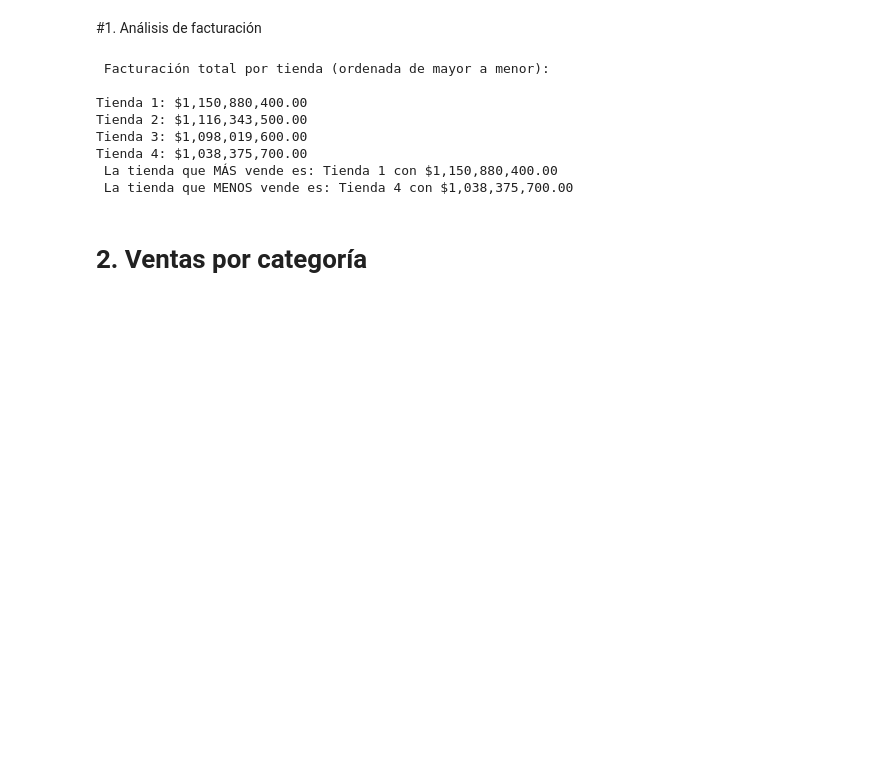
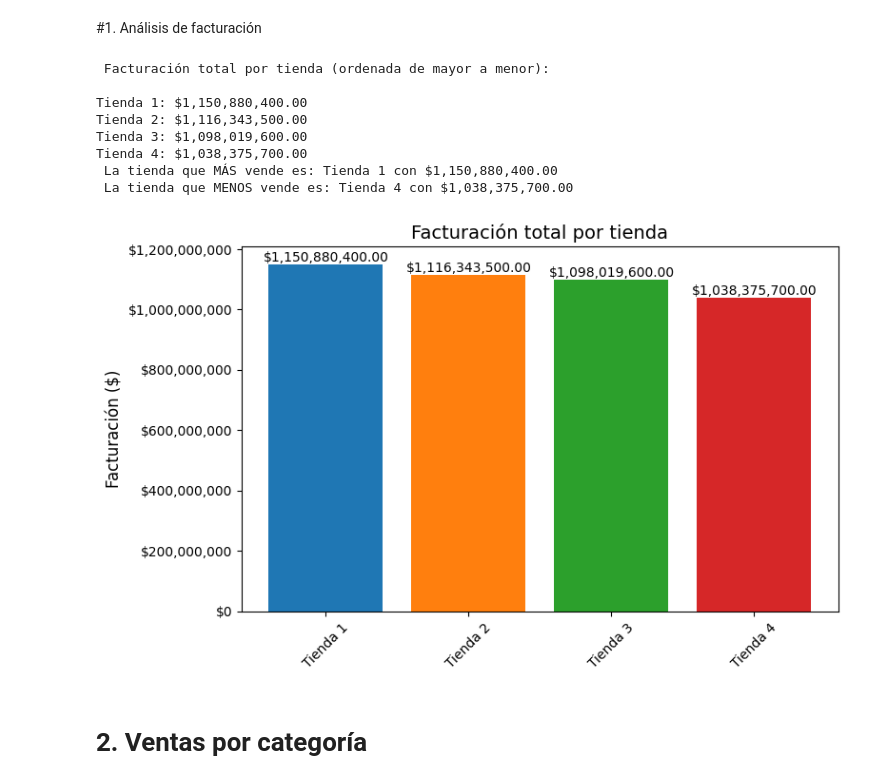
Before and after one commit to wcjdesingweb/challenge1-data-science-latam, a Jupyter notebook: AluraStoreLatam.ipynb, the cells around one changed output. Saved outputs shown, nothing was run; the diff lists cells and outputs as text; code cells hidden in the pictures; blank space fills up the shorter version.

Commit message:
actualizacion final AluraStoreLatam.ipynb
Actualización final del Challenge1 con gráficos para mejorar la interpretación de cada análisis solicitado.

```diff
--- a/AluraStoreLatam.ipynb
+++ b/AluraStoreLatam.ipynb
@@ -73,6 +73,42 @@ Tienda 3: $1,098,019,600.00
 Tienda 4: $1,038,375,700.00
  La tienda que MÁS vende es: Tienda 1 con $1,150,880,400.00
  La tienda que MENOS vende es: Tienda 4 con $1,038,375,700.00
+# %%
+import matplotlib.pyplot as plt
+import matplotlib.ticker as mtick
+
+# Extraemos nombres y valores ya ordenados
+tiendas_nombres = [nombre for nombre, _ in facturacion_ordenada]
+facturacion_valores = [total for _, total in facturacion_ordenada]
+
+# Colores distintos por tienda
+colores = ['#1f77b4', '#ff7f0e', '#2ca02c', '#d62728']  # azul, naranja, verde, rojo
+
+# Crear gráfico de barras
+plt.figure(figsize=(8, 5))
+barras = plt.bar(tiendas_nombres, facturacion_valores, color=colores)
+
+# Títulos y etiquetas
+plt.title("Facturación total por tienda", fontsize=14)
+plt.ylabel("Facturación ($)", fontsize=12)
+plt.xticks(rotation=45)
+
+# Formatear valores en las etiquetas con formato moneda
+for barra, valor in zip(barras, facturacion_valores):
+    plt.text(barra.get_x() + barra.get_width()/2,
+             barra.get_height(),
+             f"${valor:,.2f}",
+             ha='center',
+             va='bottom',
+             fontsize=10)
+
+# Formateo del eje Y como moneda
+plt.gca().yaxis.set_major_formatter(mtick.StrMethodFormatter('${x:,.0f}'))
+
+plt.tight_layout()
+plt.show()
+# %% [output]
+[figure, added]
 # %% [markdown]
 # 2. Ventas por categoría
 # %%
```
Also changed, not shown: parts of 4 cells of this notebook.
